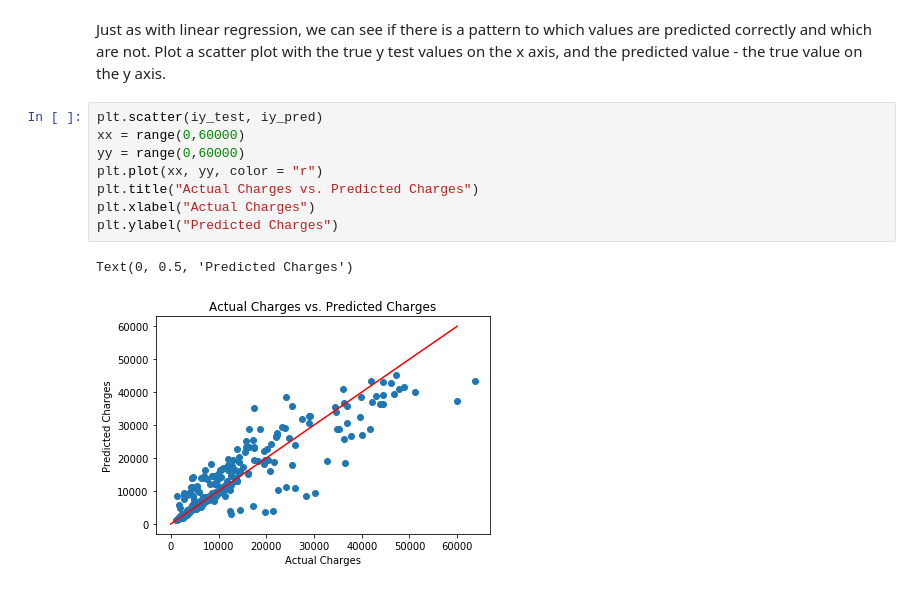
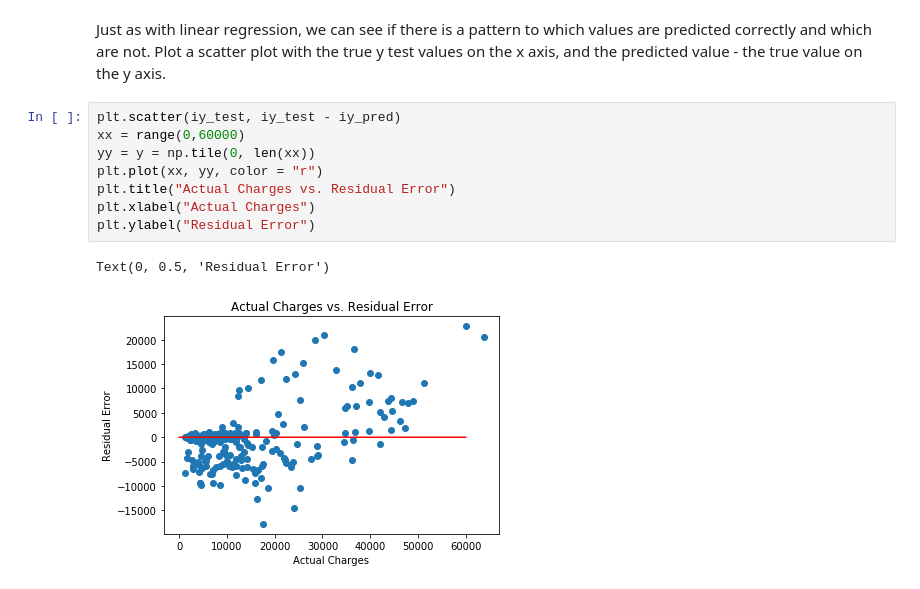
Before and after one commit to esm2000/ds_coursework_python, a Jupyter notebook: mat_328/classwork/day_nineteen.ipynb, the cells around one changed output. Drawn from its saved outputs; the diff is of its cells as text.

Commit message:
fix last plot

```diff
--- a/mat_328/classwork/day_nineteen.ipynb
+++ b/mat_328/classwork/day_nineteen.ipynb
@@ -359,13 +359,13 @@ Text(0, 0.5, 'MSE')
 # %% [markdown]
 Just as with linear regression, we can see if there is a pattern to which values are predicted correctly and which are not.  Plot a scatter plot with the true y test values on the x axis, and the predicted value - the true value on the y axis.
 # %%
-plt.scatter(iy_test, iy_pred)
+plt.scatter(iy_test, iy_test - iy_pred)
 xx = range(0,60000)
-yy = range(0,60000)
+yy = y = np.tile(0, len(xx))
 plt.plot(xx, yy, color = "r")
-plt.title("Actual Charges vs. Predicted Charges")
+plt.title("Actual Charges vs. Residual Error")
 plt.xlabel("Actual Charges")
-plt.ylabel("Predicted Charges")
+plt.ylabel("Residual Error")
 # %% [output]
-Text(0, 0.5, 'Predicted Charges')
+Text(0, 0.5, 'Residual Error')
-[figure, old version]
+[figure, new version]
```
